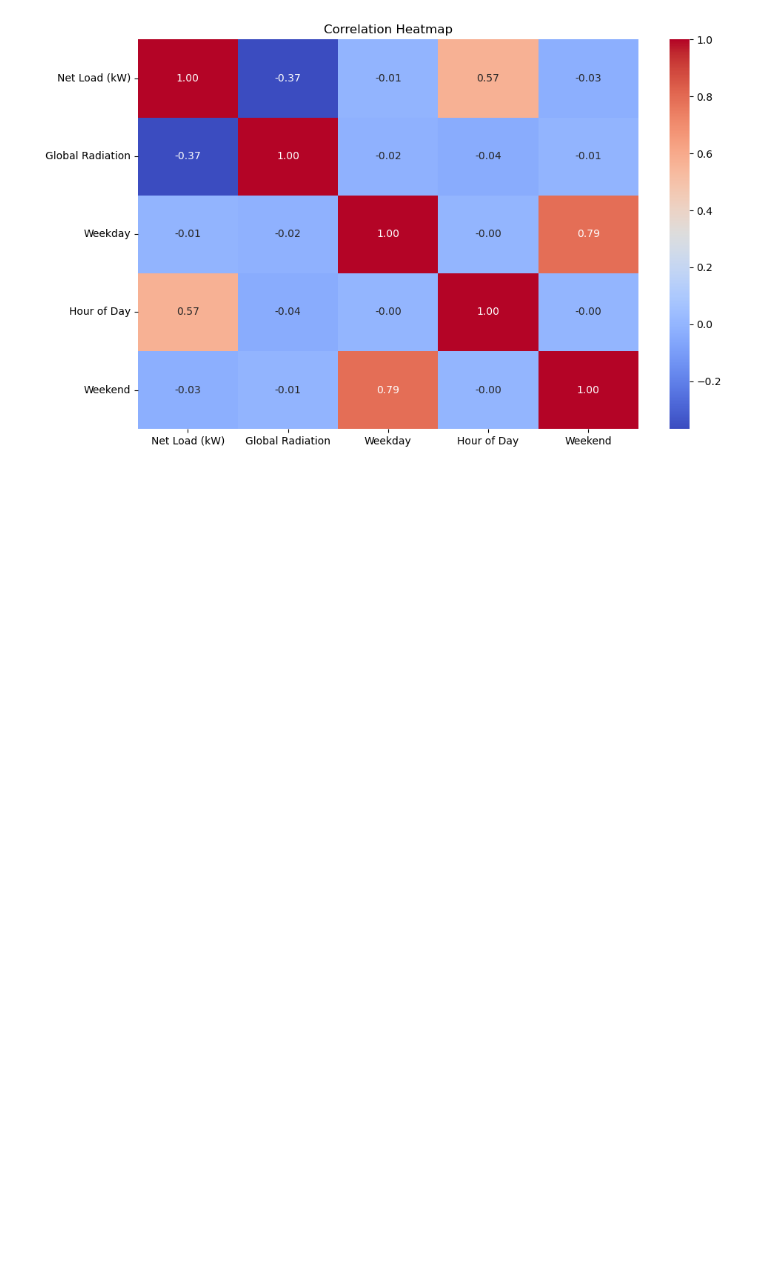
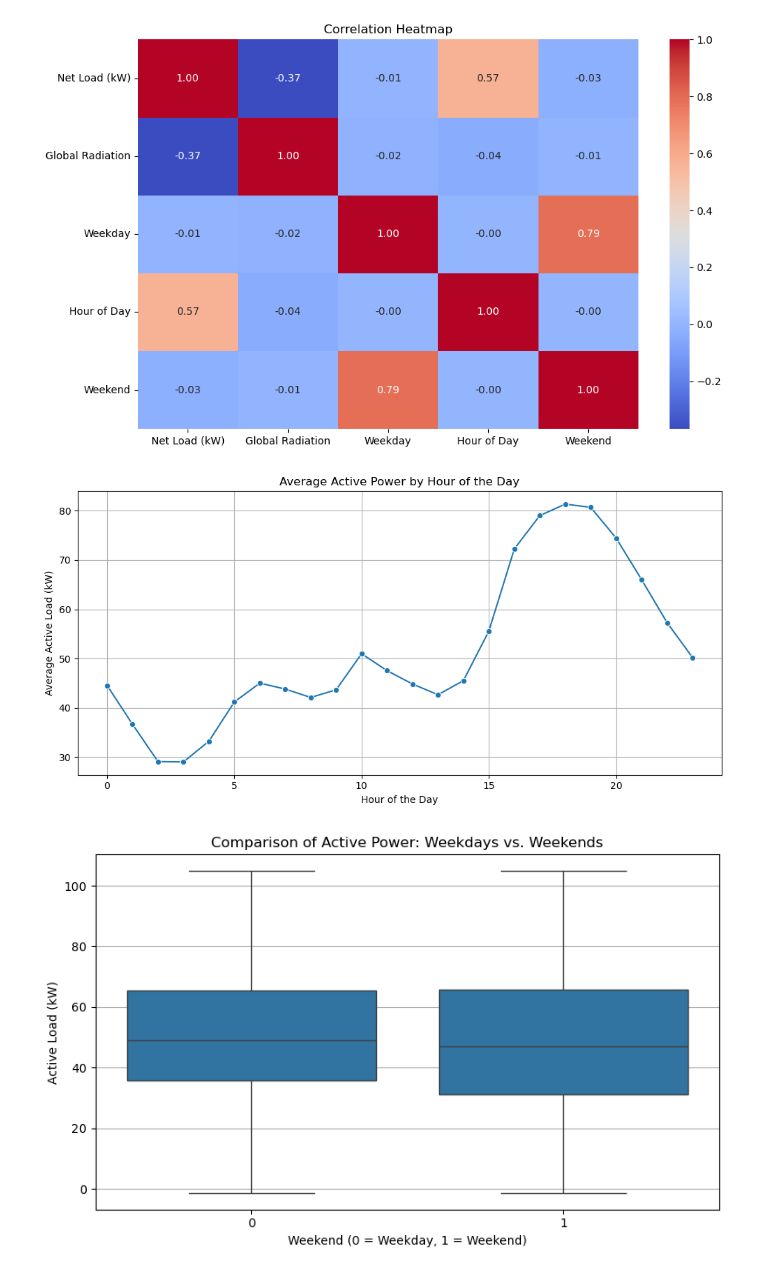
Before and after one commit to feizicodes/ml-netload-prediction, a Jupyter notebook: scr/EDA.ipynb, the cells around one changed output. Drawn from its saved outputs; the diff is of its cells as text; code cells hidden in the pictures; blank space fills up the shorter version.

```diff
--- a/scr/EDA.ipynb
+++ b/scr/EDA.ipynb
@@ -385,3 +478,57 @@ plt.tight_layout()
 plt.show()
 # %% [output]
 [figure]
+# %%
+import pandas as pd
+import matplotlib.pyplot as plt
+import seaborn as sns
+
+
+
+# Section 1: Average active power per hour
+avg_hourly_load = df.groupby("hour")["Nettolast_P_kW"].mean()
+
+plt.figure(figsize=(10, 5))
+sns.lineplot(x=avg_hourly_load.index, y=avg_hourly_load.values, marker="o")
+plt.title("Average Active Power by Hour of the Day")
+plt.xlabel("Hour of the Day")
+plt.ylabel("Average Active Load (kW)")
+plt.grid(True)
+plt.tight_layout()
+plt.show()
+
+# Section 2: Weekday vs. Weekend Comparison
+plt.figure(figsize=(8, 5))
+sns.boxplot(data=df, x="is_weekend", y="Nettolast_P_kW")
+plt.title("Comparison of Active Power: Weekdays vs. Weekends")
+plt.xlabel("Weekend (0 = Weekday, 1 = Weekend)")
+plt.ylabel("Active Load (kW)")
+plt.grid(True, axis="y")
+plt.tight_layout()
+plt.show()
+
+# Section 3: Impact of Temperature (feature_08) on Load
+plt.figure(figsize=(8, 5))
+sns.regplot(data=df, x="feature_08", y="Nettolast_P_kW",
+            scatter_kws={'alpha': 0.2}, line_kws={'color': 'red'})
+plt.title("Impact of Temperature (feature_08) on Active Power")
+plt.xlabel("Temperature (°C?)")
+plt.ylabel("Active Load (kW)")
+plt.grid(True)
+plt.tight_layout()
+plt.show()
+
+# Section 4: Heatmap of Average Load by Hour and Day of Week
+pivot_table = df.pivot_table(index="hour", columns="weekday",
+                              values="Nettolast_P_kW", aggfunc="mean")
+
+plt.figure(figsize=(10, 6))
+sns.heatmap(pivot_table, cmap="coolwarm", annot=False, fmt=".1f", linewidths=0.5)
+plt.title("Heatmap: Average Active Load by Hour and Weekday")
+plt.xlabel("Day of Week (0 = Mon, 6 = Sun)")
+plt.ylabel("Hour of the Day")
+plt.tight_layout()
+plt.show()
+# %% [output]
+[figure, added]
+[figure, added]
```
Also changed, not shown: parts of 10 cells of this notebook, 1 other file.
